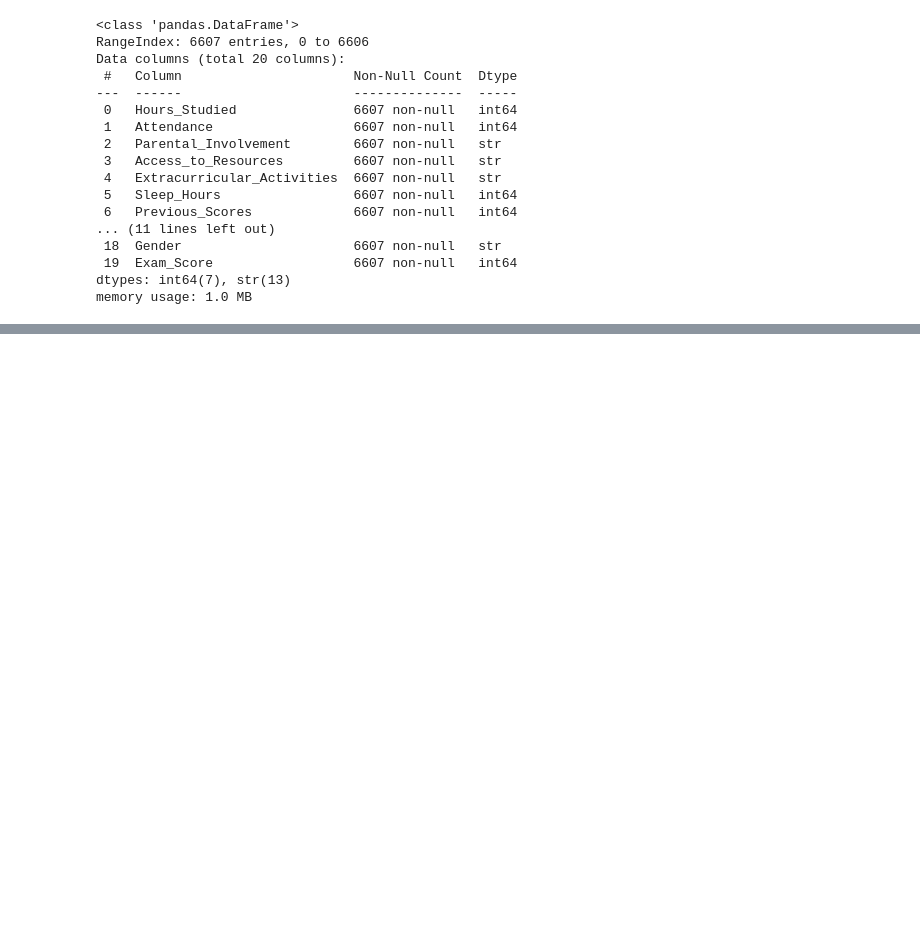
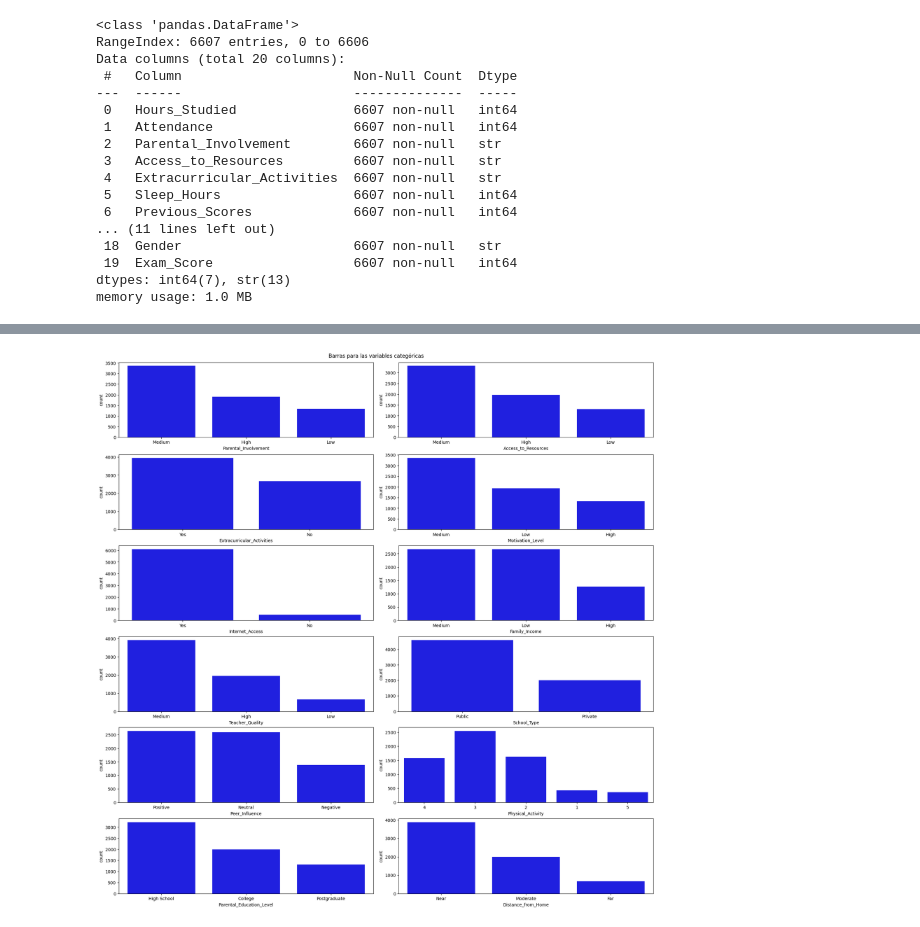
Before and after one commit to hey-hector/2026-02-BILBAO-FT-Data-Science, a Jupyter notebook: 2-Data_Analysis/EDA/Proyecto EDA_Hector.ipynb, the cells around one changed output, grey strips where cells are left out. Cells and saved outputs as stored; diff of their text form; code cells hidden in the pictures; blank space fills up the shorter version.

```diff
--- a/2-Data_Analysis/EDA/Proyecto EDA_Hector.ipynb
+++ b/2-Data_Analysis/EDA/Proyecto EDA_Hector.ipynb
@@ -66,0 +492,39 @@ memory usage: 1.0 MB
+# %%
+#Estas para las variables Categóricas:
+fig, axes = plt.subplots(6, 2, figsize = (18, 18), constrained_layout = True) #se crean 6 filas y 2 columnas para graficar todas las variables Categóricas
+#hay 12 variables en total. El comando "constrained_layout = True" se ha añadido para que no se comieran los títulos de los ejes x entre fila y fila
+#el comando "figsize = (18, 18)"define el tamaño total de la imagen (18 x 18 pulgadas). Es un cuadrado grande para que quepan bien los 12 subgráficos
+fig.suptitle('Barras para las variables categóricas') #añade un título principal centrado en la parte superior de toda la imagen
+#se dibujan gráficos de barras para todas las variables Categóricas:
+sns.countplot(ax = axes[0, 0], x = 'Parental_Involvement', data = students, color = 'blue',
+              order = students['Parental_Involvement'].value_counts().index);
+#Estas son las instrucciones dadas para que haga cada gráfico de barra:
+#"ax = axes[0, 0]": dibuja el gráfico en las posiciones indicadas; en este caso, primera fila (0) y primera columna (0), es decir, la esquina superior izquierda
+#"x = 'Parental_Involvement'": indica qué columna de datos se quiere utilizar
+#"data = students": especifica el DataFrame donde están los datos
+#"color = 'blue'": pone todas las barras de color azul (si no se pone, Seaborn les asigna colores distintos automáticamente)
+#"order = ... .value_counts().index": ordena las barras de mayor a menor frecuencia. Sin esto, las barras aparecerían en un orden aleatorio o alfabético
+sns.countplot(ax = axes[0, 1], x = 'Access_to_Resources', data = students, color = 'blue',
+              order = students['Access_to_Resources'].value_counts().index);
+sns.countplot(ax = axes[1, 0], x = 'Extracurricular_Activities', data = students, color = 'blue',
+              order = students['Extracurricular_Activities'].value_counts().index);
+sns.countplot(ax = axes[1, 1], x = 'Motivation_Level', data = students, color = 'blue',
+              order = students['Motivation_Level'].head(20).value_counts().index);
+sns.countplot(ax = axes[2, 0], x = 'Internet_Access', data = students, color = 'blue',
+              order = students['Internet_Access'].head(20).value_counts().index);
+sns.countplot(ax = axes[2, 1], x = 'Family_Income', data = students, color = 'blue',
+              order = students['Family_Income'].head(20).value_counts().index);
+sns.countplot(ax = axes[3, 0], x = 'Teacher_Quality', data = students, color = 'blue',
+              order = students['Teacher_Quality'].head(20).value_counts().index);
+sns.countplot(ax = axes[3, 1], x = 'School_Type', data = students, color = 'blue',
+              order = students['School_Type'].head(20).value_counts().index);
+sns.countplot(ax = axes[4, 0], x = 'Peer_Influence', data = students, color = 'blue',
+              order = students['Peer_Influence'].head(20).value_counts().index);
+sns.countplot(ax = axes[4, 1], x = 'Physical_Activity', data = students, color = 'blue',
+              order = students['Physical_Activity'].head(20).value_counts().index);
+sns.countplot(ax = axes[5, 0], x = 'Parental_Education_Level', data = students, color = 'blue',
+              order = students['Parental_Education_Level'].head(20).value_counts().index);
+sns.countplot(ax = axes[5, 1], x = 'Distance_from_Home', data = students, color = 'blue',
+              order = students['Distance_from_Home'].head(20).value_counts().index);
+# %% [output]
+[figure, added]
```
Also changed, not shown: parts of 50 cells of this notebook, 1 other file.
